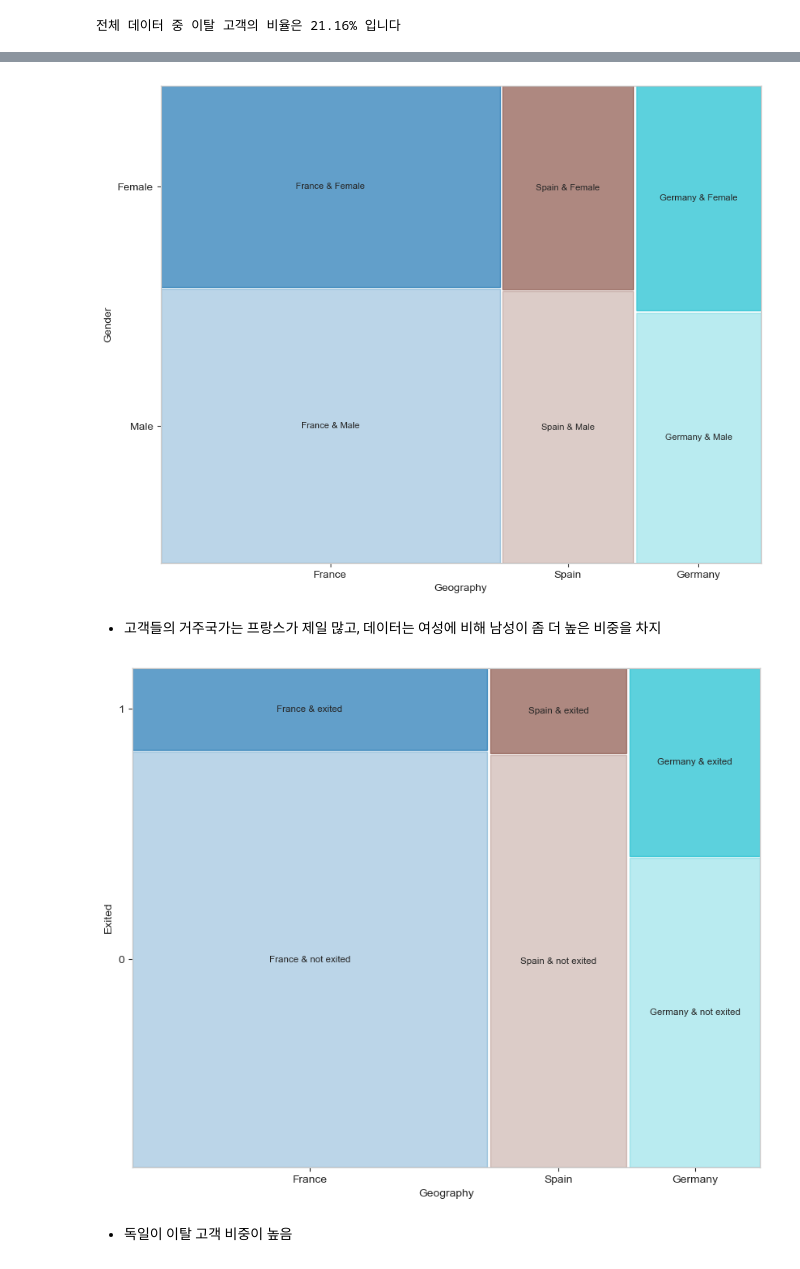
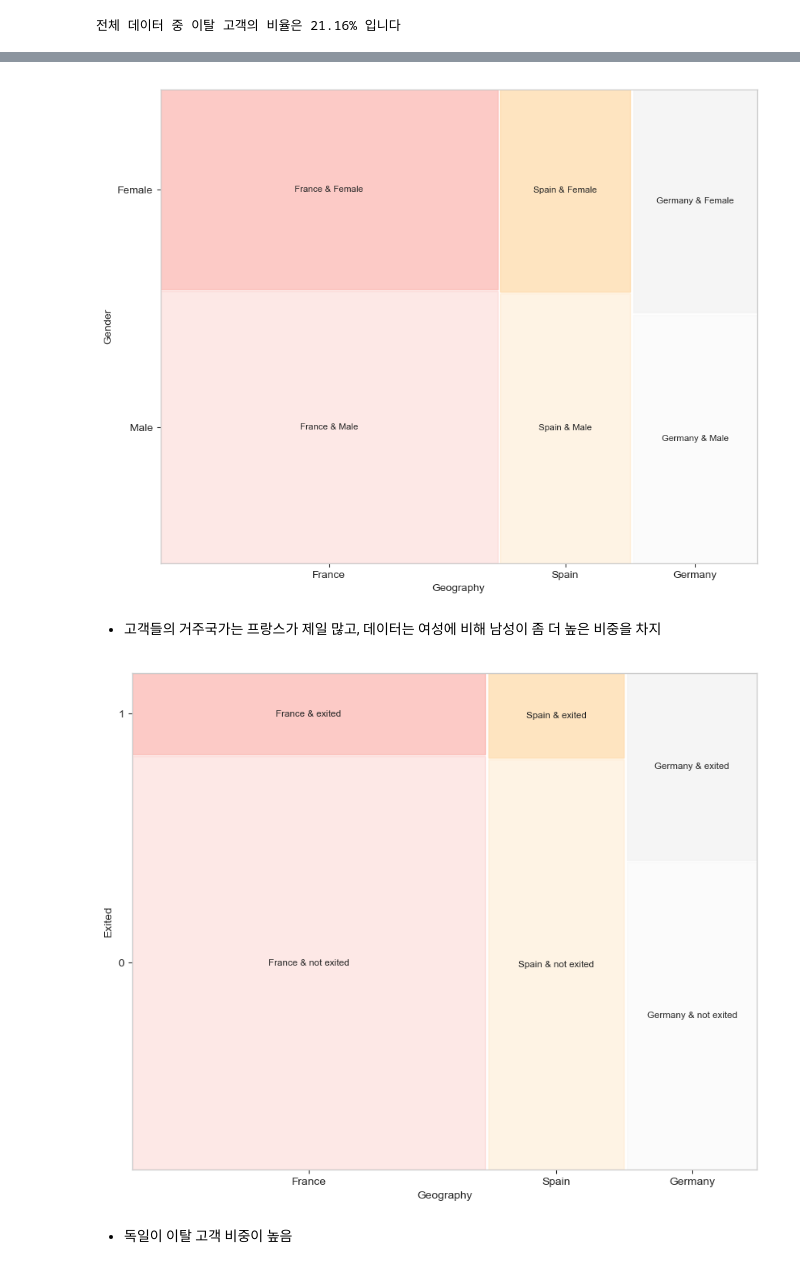
Before and after one commit to kikipark9/ML_Team_Project, a Jupyter notebook: eda_source/[EDA] 1. First View.ipynb, the cells around one changed output, grey strips where cells are left out. Saved outputs shown, nothing was run; the diff lists cells and outputs as text; code cells hidden in the pictures.

Commit message:
[EDA] 1. First View.ipynb, color -> pastel

```diff
--- a/eda_source/[EDA] 1. First View.ipynb
+++ b/eda_source/[EDA] 1. First View.ipynb
@@ -133,41 +133,41 @@ draw_countplot('Geography', 'Gender', figsize=(10, 8))
 def create_mosaic_plot(df, col1, col2):
     col1_values = df[col1].unique()
     col2_values = df[col2].unique()
 
-    color_palette = plt.cm.get_cmap('tab10', len(col1_values))
+    color_palette = plt.cm.get_cmap('Pastel1', len(col1_values))
     colors = {str(val): color_palette(i) for i, val in enumerate(col1_values)}
 
     alphas = np.linspace(0.3, 0.7, len(col2_values))
     alpha_dict = {str(val): alpha for val, alpha in zip(col2_values, alphas)}
 
     def props(key):
         color = colors.get(str(key[0]), (0, 0, 0))
         alpha = alpha_dict.get(str(key[1]), 1)
         return {'color': color[:3] + (alpha,)}
 
     def labels(key):
         lab1 = {str(val): str(val) for val in col1_values}
         lab2 = {str(val): str(val) for val in col2_values} if col2 != 'Exited' else {'1': 'exited', '0': 'not exited'}
 
         label = f'{lab1.get(key[0], "unknown")} & {lab2.get(key[1], "unknown")}'
         return label
 
     fig, ax = plt.subplots(figsize=(10, 8))
     mosaic(df, [col1, col2], properties=props, labelizer=labels, ax=ax)
     ax.set_xlabel(col1)
     ax.set_ylabel(col2)
     ax.grid(False)
     plt.show()
 
 create_mosaic_plot(df, 'Geography', 'Gender')
 # %% [output]
-[figure, old version]
+[figure, new version]
 # %% [markdown]
 - 고객들의 거주국가는 프랑스가 제일 많고, 데이터는 여성에 비해 남성이 좀 더 높은 비중을 차지
 # %%
 create_mosaic_plot(df, 'Geography', 'Exited')
 # %% [output]
-[figure, old version]
+[figure, new version]
 # %% [markdown]
 - 독일이 이탈 고객 비중이 높음
 # %%
```
Also changed, not shown: parts of 19 cells of this notebook.
